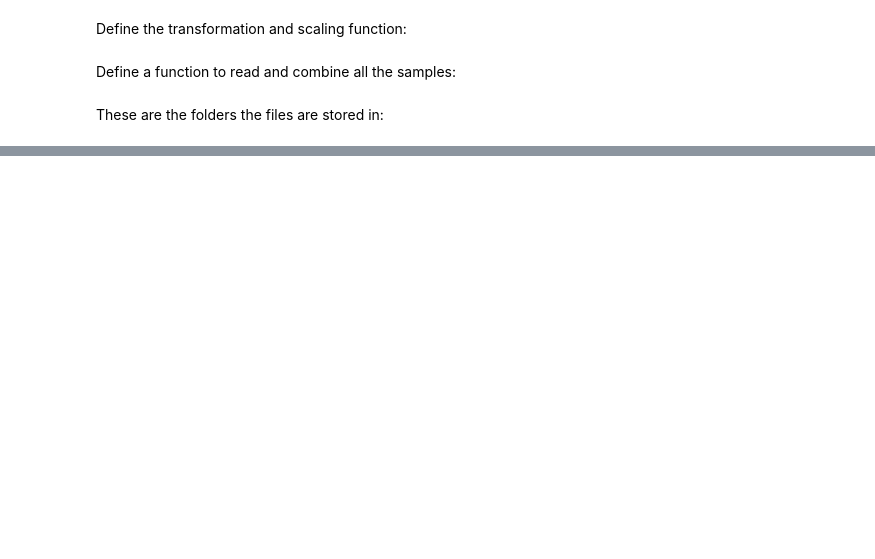
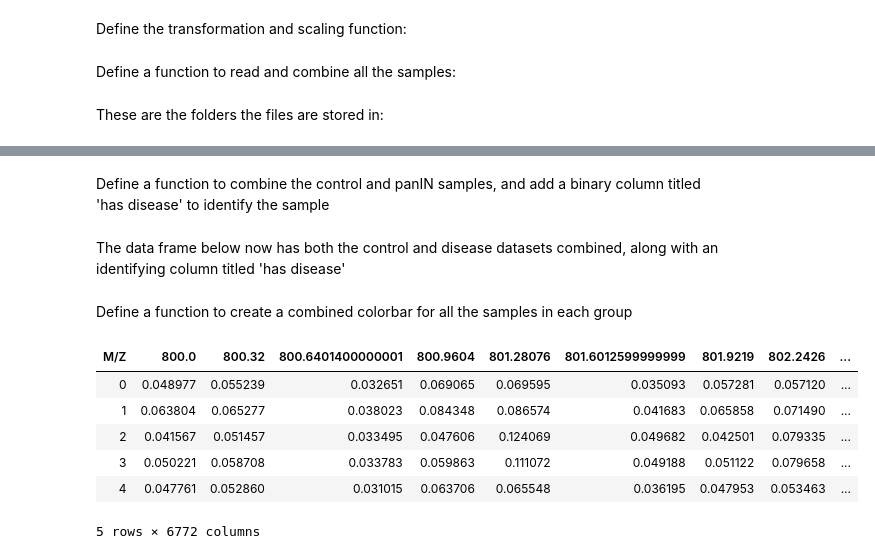
Before and after one commit to s-mushnoori/diagnosing-pancreatic-cancer, a Jupyter notebook: diagnosing-pancreatic-cancer.ipynb, the cells around one changed output, grey strips where cells are left out. Cells and saved outputs as stored; diff of their text form; code cells hidden in the pictures; blank space fills up the shorter version.

```diff
--- a/diagnosing-pancreatic-cancer.ipynb
+++ b/diagnosing-pancreatic-cancer.ipynb
@@ -249,3 +257,5 @@ df_control = combine_data(os.getcwd())
 
 os.chdir(panIN_path)
 df_panIN = combine_data(os.getcwd())
+# %% [markdown]
+Define a function to combine the control and panIN samples, and add a binary column titled 'has disease' to identify the sample
@@ -251,0 +268,2 @@ df_panIN = combine_data(os.getcwd())
+# %% [markdown]
+The data frame below now has both the control and disease datasets combined, along with an identifying column titled 'has disease'
@@ -251,0 +272,12 @@ df_panIN = combine_data(os.getcwd())
+# %% [markdown]
+Define a function to create a combined colorbar for all the samples in each group
+# %%
+df_control.head()
+# %% [output]
+| M/Z | 800.0 | 800.32 | 800.6401400000001 | 800.9604 | 801.28076 | 801.6012599999999 | 801.9219 | 802.2426 | ... |
+| 0 | 0.048977 | 0.055239 | 0.032651 | 0.069065 | 0.069595 | 0.035093 | 0.057281 | 0.057120 | ... |
+| 1 | 0.063804 | 0.065277 | 0.038023 | 0.084348 | 0.086574 | 0.041683 | 0.065858 | 0.071490 | ... |
+| 2 | 0.041567 | 0.051457 | 0.033495 | 0.047606 | 0.124069 | 0.049682 | 0.042501 | 0.079335 | ... |
+| 3 | 0.050221 | 0.058708 | 0.033783 | 0.059863 | 0.111072 | 0.049188 | 0.051122 | 0.079658 | ... |
+| 4 | 0.047761 | 0.052860 | 0.031015 | 0.063706 | 0.065548 | 0.036195 | 0.047953 | 0.053463 | ... |
+5 rows × 6772 columns
```
Also changed, not shown: parts of 16 cells of this notebook.
